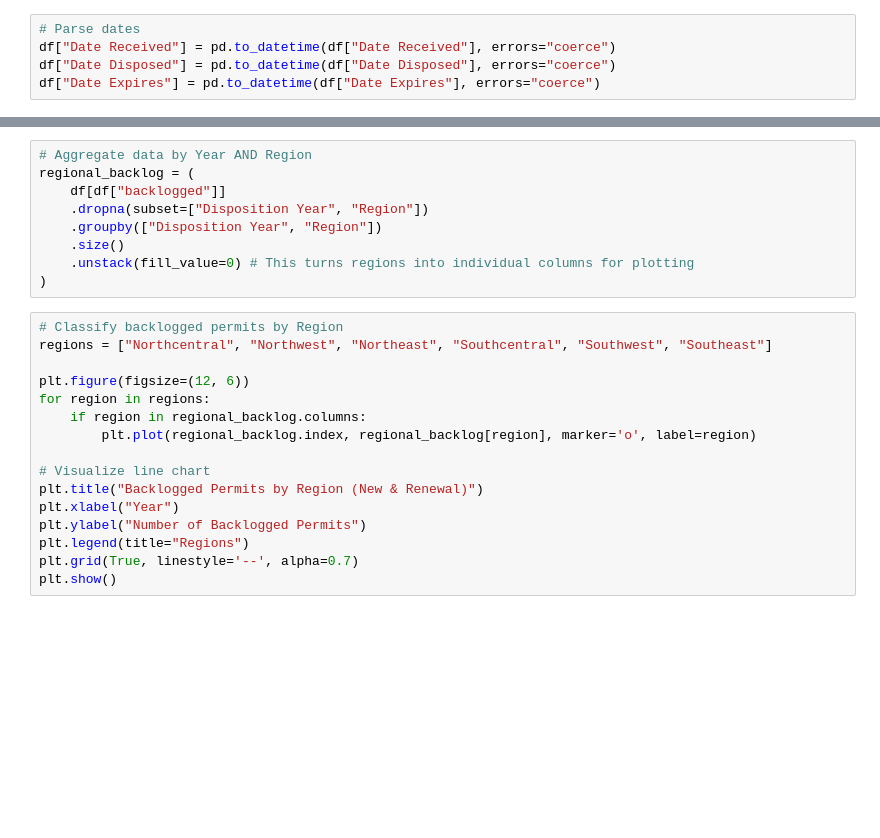
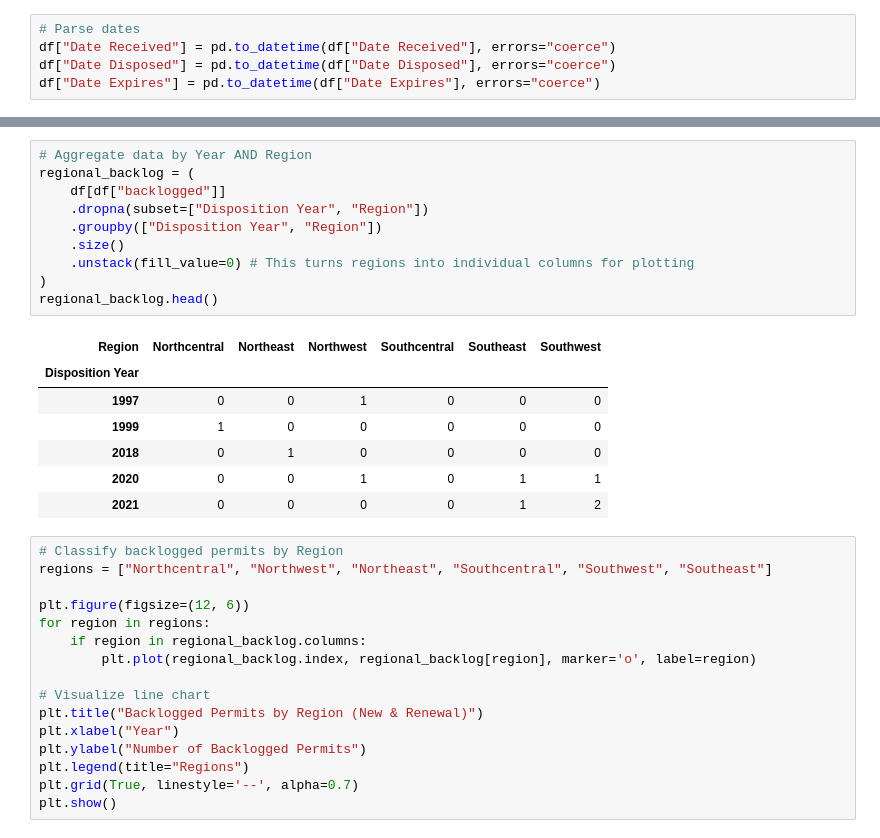
Before and after one commit to natemoserr/1740Project, a Jupyter notebook: Regional_Analysis.ipynb, the cells around one changed output, grey strips where cells are left out. Saved outputs shown, nothing was run; the diff lists cells and outputs as text; blank space fills up the shorter version.

```diff
--- a/Regional_Analysis.ipynb
+++ b/Regional_Analysis.ipynb
@@ -21,12 +29,21 @@ today = datetime.now()
 # %%
 # Aggregate data by Year AND Region
 regional_backlog = (
     df[df["backlogged"]]
     .dropna(subset=["Disposition Year", "Region"])
     .groupby(["Disposition Year", "Region"])
     .size()
     .unstack(fill_value=0) # This turns regions into individual columns for plotting
 )
+regional_backlog.head()
+# %% [output]
+| Region | Northcentral | Northeast | Northwest | Southcentral | Southeast | Southwest |
+| Disposition Year |  |  |  |  |  |  |
+| 1997 | 0 | 0 | 1 | 0 | 0 | 0 |
+| 1999 | 1 | 0 | 0 | 0 | 0 | 0 |
+| 2018 | 0 | 1 | 0 | 0 | 0 | 0 |
+| 2020 | 0 | 0 | 1 | 0 | 1 | 1 |
+| 2021 | 0 | 0 | 0 | 0 | 1 | 2 |
 # %%
 # Classify backlogged permits by Region
 regions = ["Northcentral", "Northwest", "Northeast", "Southcentral", "Southwest", "Southeast"]
```
Also changed, not shown: parts of 3 cells of this notebook.
